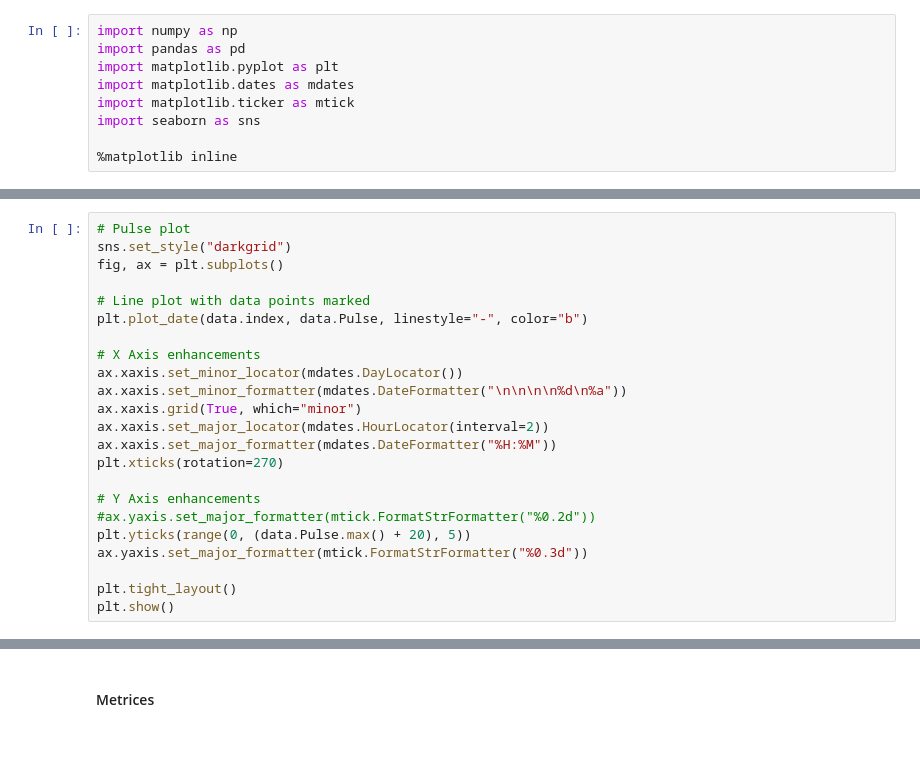
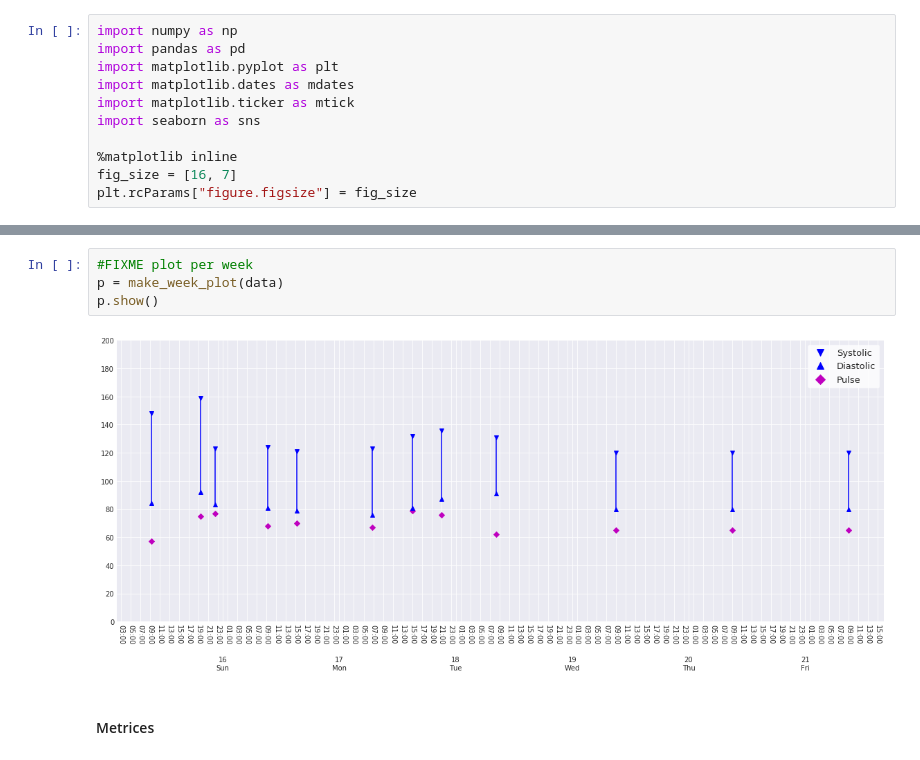
Before and after one commit to datadonK23/pyData-Projects, a Jupyter notebook: BloodPressureDash/blood_pressure_dash/Dashboard.ipynb, the cells around one changed output, grey strips where cells are left out. Cells and saved outputs as stored; diff of their text form.

```diff
--- a/BloodPressureDash/blood_pressure_dash/Dashboard.ipynb
+++ b/BloodPressureDash/blood_pressure_dash/Dashboard.ipynb
@@ -11,6 +10,8 @@ import matplotlib.ticker as mtick
 import seaborn as sns
 
 %matplotlib inline
+fig_size = [16, 7]
+plt.rcParams["figure.figsize"] = fig_size
 # %%
 # Load data
 filepath = "data/data.csv"
@@ -65,23 +79,0 @@ plt.show()
-# %%
-# Pulse plot
-sns.set_style("darkgrid")
-fig, ax = plt.subplots()
-
-# Line plot with data points marked
-plt.plot_date(data.index, data.Pulse, linestyle="-", color="b")
-
-# X Axis enhancements
-ax.xaxis.set_minor_locator(mdates.DayLocator())
-ax.xaxis.set_minor_formatter(mdates.DateFormatter("\n\n\n\n%d\n%a"))
-ax.xaxis.grid(True, which="minor")
-ax.xaxis.set_major_locator(mdates.HourLocator(interval=2))
-ax.xaxis.set_major_formatter(mdates.DateFormatter("%H:%M"))
-plt.xticks(rotation=270)
-
-# Y Axis enhancements
-#ax.yaxis.set_major_formatter(mtick.FormatStrFormatter("%0.2d"))
-plt.yticks(range(0, (data.Pulse.max() + 20), 5))
-ax.yaxis.set_major_formatter(mtick.FormatStrFormatter("%0.3d"))
-
-plt.tight_layout()
-plt.show()
@@ -117,2 +80,8 @@ def make_metrices_dict(data):
+# %%
+#FIXME plot per week
+p = make_week_plot(data)
+p.show()
+# %% [output]
+[figure, added]
 # %% [markdown]
 #### Metrices
```
Also changed, not shown: parts of 12 cells of this notebook, 4 other files.
